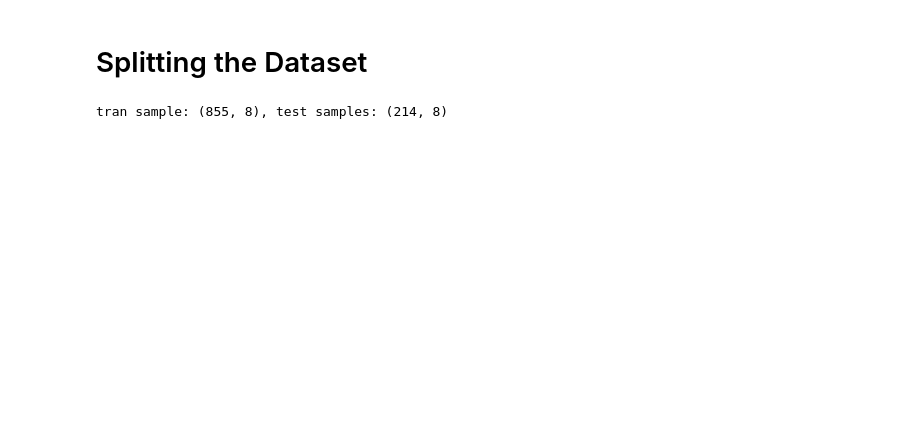
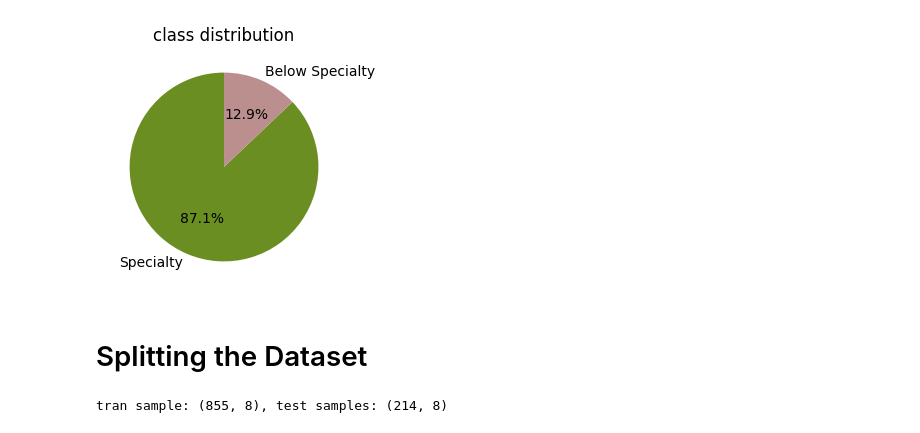
Before and after one commit to nayuAlv/Arabica_coffee_quality, a Jupyter notebook: notebooks/coffee_data_train.ipynb, the cells around one changed output. Saved outputs shown, nothing was run; the diff lists cells and outputs as text; code cells hidden in the pictures; blank space fills up the shorter version.

```diff
--- a/notebooks/coffee_data_train.ipynb
+++ b/notebooks/coffee_data_train.ipynb
@@ -33,13 +38,26 @@ We have 1069 coffee samples with 8 selected features: variety, processing_method
 The target variable is `Total.Cup.Points`.
 # %%
 coffe_data_path = project_root / "data" / "cleaned_coffee_data.csv"
+
+def cup_score_class(score):
+    if score < 80:
+        return 0
+    else:
+        return 1
+
 
 df = pd.read_csv(coffe_data_path)
 X = df.drop(columns= "Total.Cup.Points").copy()
 y = df["Total.Cup.Points"].copy()
+y = y.apply(cup_score_class)
+
 
 print(f"X shape: {X.shape}")
 print(f"y shape: {y.shape}")
+
+print(y.value_counts())
+print(f"\nPercentages:")
+print((y.value_counts(normalize=True)*100).round(1))
 X.head()
 # %% [output]
 X shape: (1069, 8)
@@ -50,6 +78,16 @@ y shape: (1069,)
 | 2 | Bourbon | NaN | 0.00 | 0 | 0.0 | NaN | 0 | ... |
 | 3 | NaN | Natural / Dry | 0.11 | 0 | 0.0 | Green | 2 | ... |
 | 4 | Other | Washed / Wet | 0.12 | 0 | 0.0 | Green | 2 | ... |
+# %%
+class_counts = y.value_counts()
+plt.figure(figsize=(3, 3))
+plt.pie(class_counts,labels=["Specialty", "Below Specialty",], autopct='%1.1f%%',
+    startangle=90,colors = ['olivedrab', 'rosybrown'])
+plt.title("class distribution")
+plt.tight_layout()
+plt.show()
+# %% [output]
+[figure, added]
 # %% [markdown]
 # Splitting the Dataset
 # %%
```
Also changed, not shown: parts of 16 cells of this notebook, 1 other file.
